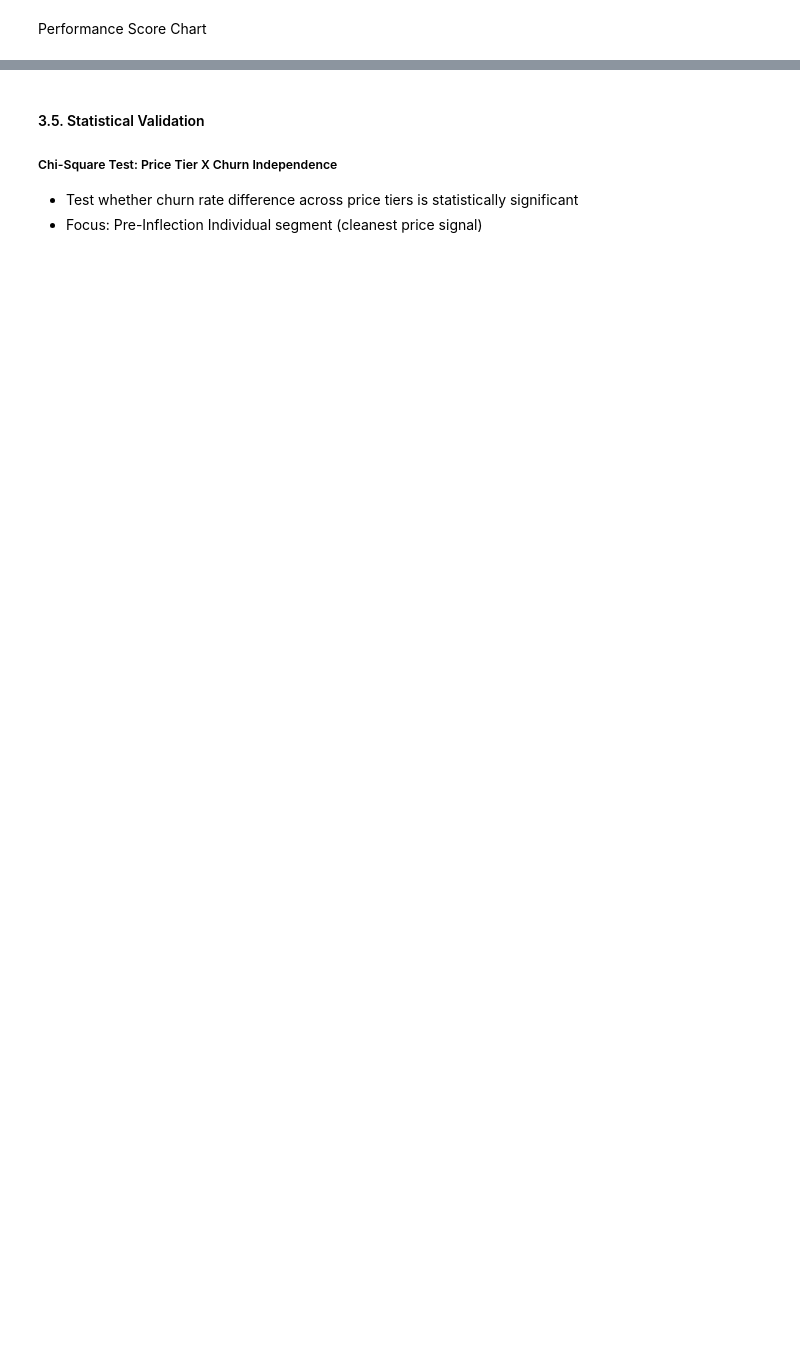
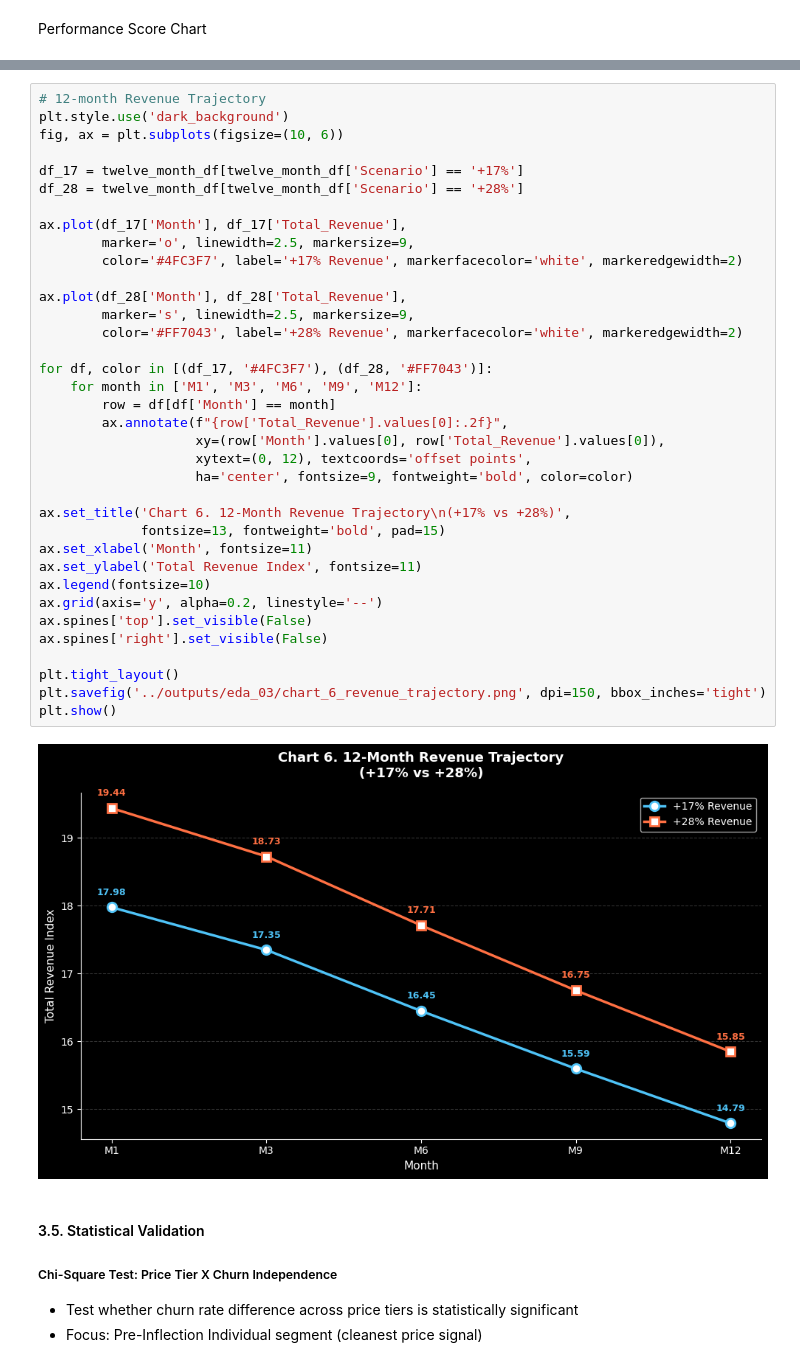
Before and after one commit to coolmich0904/YOUTUBE_CHURN_PRICE_RISK, a Jupyter notebook: notebooks/eda_03_price_threshold.ipynb, the cells around one changed output, grey strips where cells are left out. Saved outputs shown, nothing was run; the diff lists cells and outputs as text; blank space fills up the shorter version.

```diff
--- a/notebooks/eda_03_price_threshold.ipynb
+++ b/notebooks/eda_03_price_threshold.ipynb
@@ -1102,3 +1044,41 @@ plt.show()
+# %%
+# 12-month Revenue Trajectory
+plt.style.use('dark_background')
+fig, ax = plt.subplots(figsize=(10, 6))
+
+df_17 = twelve_month_df[twelve_month_df['Scenario'] == '+17%']
+df_28 = twelve_month_df[twelve_month_df['Scenario'] == '+28%']
+
+ax.plot(df_17['Month'], df_17['Total_Revenue'],
+        marker='o', linewidth=2.5, markersize=9,
+        color='#4FC3F7', label='+17% Revenue', markerfacecolor='white', markeredgewidth=2)
+
+ax.plot(df_28['Month'], df_28['Total_Revenue'],
+        marker='s', linewidth=2.5, markersize=9,
+        color='#FF7043', label='+28% Revenue', markerfacecolor='white', markeredgewidth=2)
+
+for df, color in [(df_17, '#4FC3F7'), (df_28, '#FF7043')]:
+    for month in ['M1', 'M3', 'M6', 'M9', 'M12']:
+        row = df[df['Month'] == month]
+        ax.annotate(f"{row['Total_Revenue'].values[0]:.2f}",
+                    xy=(row['Month'].values[0], row['Total_Revenue'].values[0]),
+                    xytext=(0, 12), textcoords='offset points',
+                    ha='center', fontsize=9, fontweight='bold', color=color)
+
+ax.set_title('Chart 6. 12-Month Revenue Trajectory\n(+17% vs +28%)',
+             fontsize=13, fontweight='bold', pad=15)
+ax.set_xlabel('Month', fontsize=11)
+ax.set_ylabel('Total Revenue Index', fontsize=11)
+ax.legend(fontsize=10)
+ax.grid(axis='y', alpha=0.2, linestyle='--')
+ax.spines['top'].set_visible(False)
+ax.spines['right'].set_visible(False)
+
+plt.tight_layout()
+plt.savefig('../outputs/eda_03/chart_6_revenue_trajectory.png', dpi=150, bbox_inches='tight')
+plt.show()
+# %% [output]
+[figure, added]
 # %% [markdown]
 #### 3.5. Statistical Validation
 
```
Also changed, not shown: parts of 8 cells of this notebook, 7 other files.
